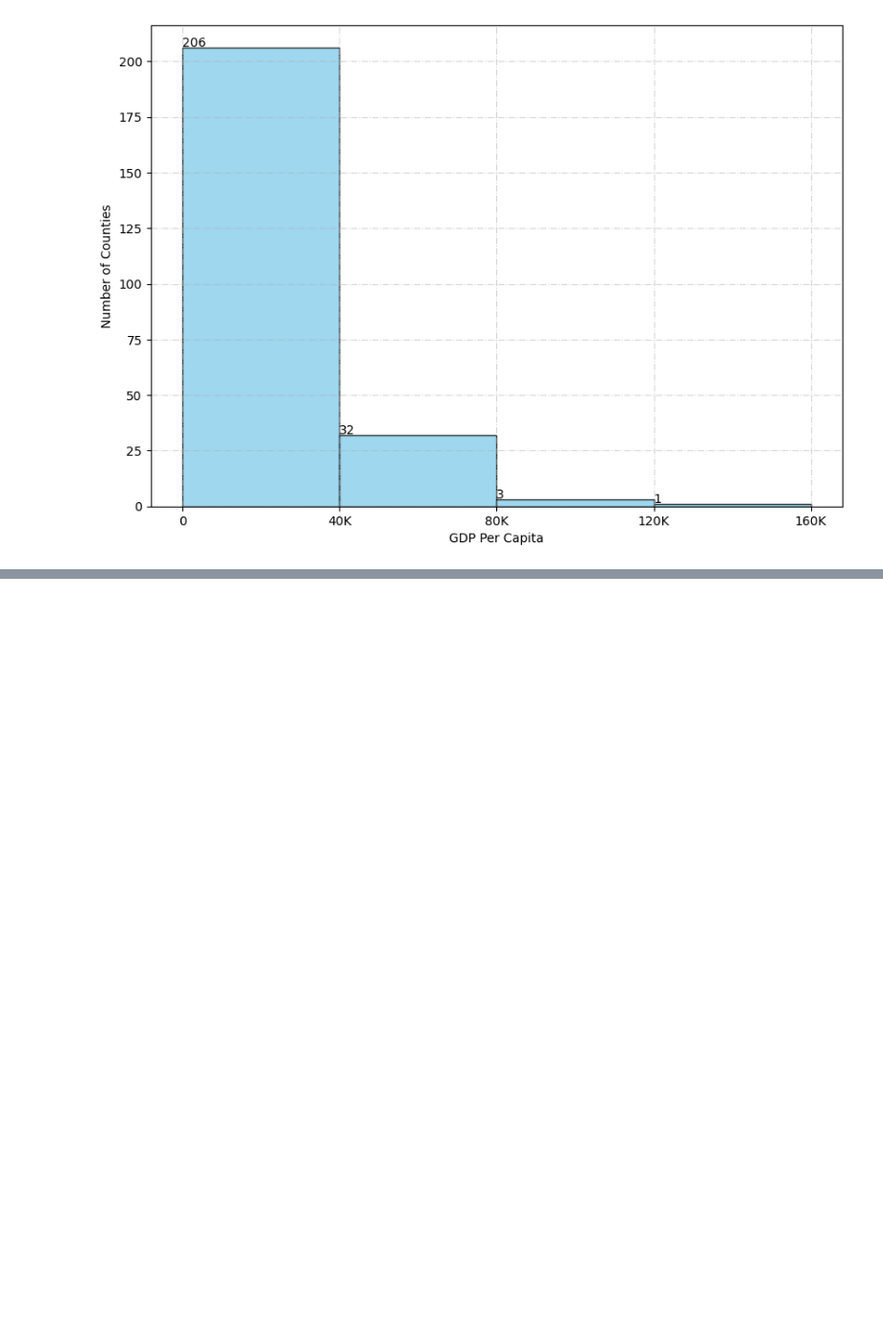
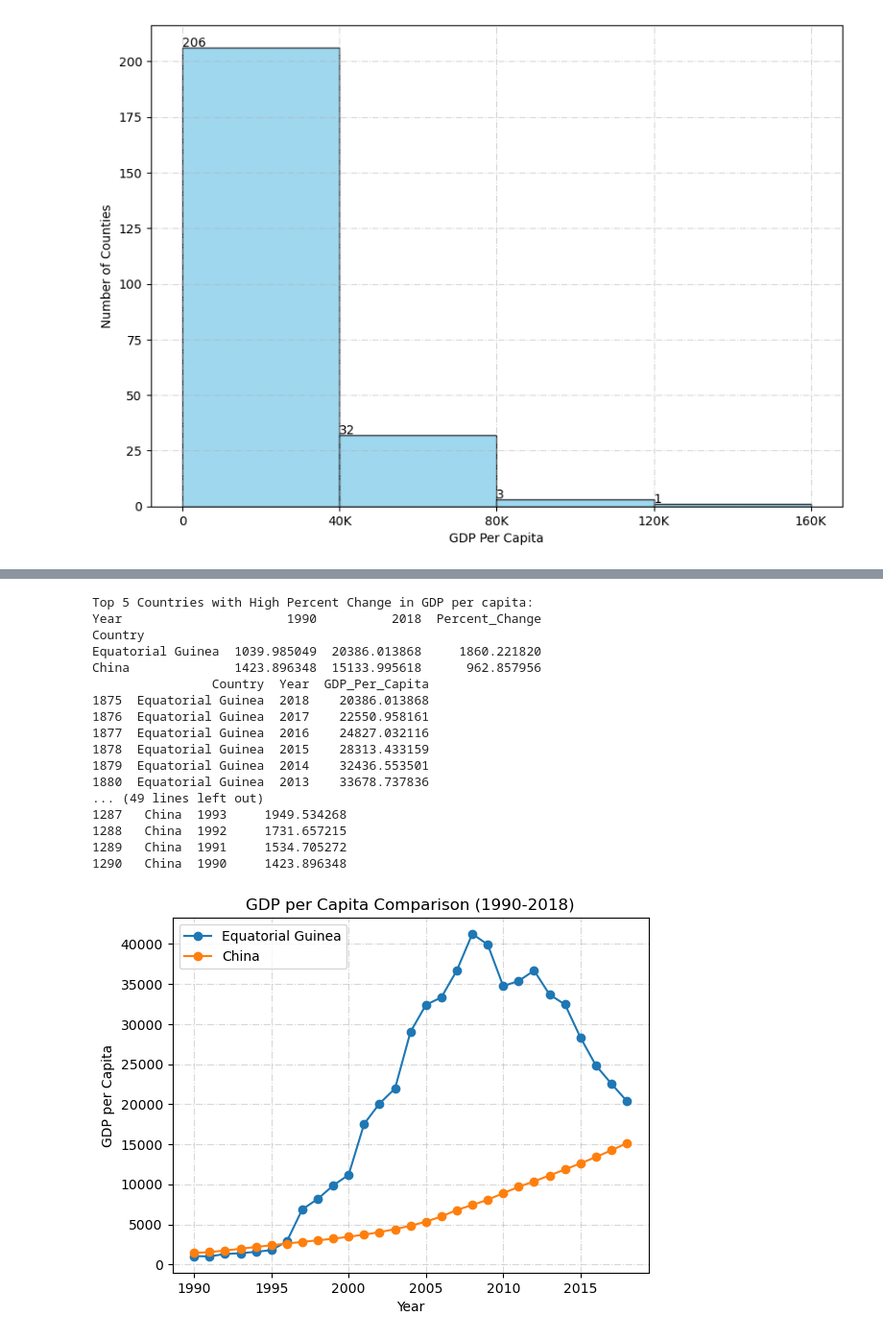
Before and after one commit to nss-data-science-cohort-7/un-exploration-marieljum, a Jupyter notebook: notebooks/UN_Data_Exploration.ipynb, the cells around one changed output, grey strips where cells are left out. Shown at 96% size. Drawn from its saved outputs; the diff is of its cells as text; code cells hidden in the pictures; blank space fills up the shorter version.

```diff
--- a/notebooks/UN_Data_Exploration.ipynb
+++ b/notebooks/UN_Data_Exploration.ipynb
@@ -296,0 +311,48 @@ gdp_pivoted
+# %%
+# check for top 2 countries with high % change
+high_percentchange = gdp_pivoted.nlargest(2, "Percent_Change")
+print('\nTop 5 Countries with High Percent Change in GDP per capita:')
+print(high_percentchange)
+
+# filter gdp_df for country #1 and years 1990-2018
+EG = gdp_df[(gdp_df['Country'] == 'Equatorial Guinea') &  (gdp_df['Year'] >= 1990) & (gdp_df['Year'] <= 2018)]
+print(EG)
+
+# filter country #2
+China = gdp_df[(gdp_df['Country'] == 'China') &  (gdp_df['Year'] >= 1990) & (gdp_df['Year'] <= 2018)]
+print(China)
+
+# create line plot for EG
+plt.plot(EG['Year'],EG['GDP_Per_Capita'], marker='o', linestyle='-',label='Equatorial Guinea')
+plt.show
+
+# create line plot for China
+plt.plot(China['Year'],China['GDP_Per_Capita'], marker='o', linestyle='-',label='China')
+plt.show
+
+# customize line plot
+plt.title('GDP per Capita Comparison (1990-2018)')
+plt.xlabel('Year')
+plt.ylabel('GDP per Capita')
+plt.grid(True, linestyle='-.', alpha = 0.5)
+plt.legend()
+plt.show()
+# %% [output]
+Top 5 Countries with High Percent Change in GDP per capita:
+Year                      1990          2018  Percent_Change
+Country
+Equatorial Guinea  1039.985049  20386.013868     1860.221820
+China              1423.896348  15133.995618      962.857956
+                Country  Year  GDP_Per_Capita
+1875  Equatorial Guinea  2018    20386.013868
+1876  Equatorial Guinea  2017    22550.958161
+1877  Equatorial Guinea  2016    24827.032116
+1878  Equatorial Guinea  2015    28313.433159
+1879  Equatorial Guinea  2014    32436.553501
+1880  Equatorial Guinea  2013    33678.737836
+... (49 lines left out)
+1287   China  1993     1949.534268
+1288   China  1992     1731.657215
+1289   China  1991     1534.705272
+1290   China  1990     1423.896348
+[figure, added]
```
Also changed, not shown: parts of 31 cells of this notebook.
